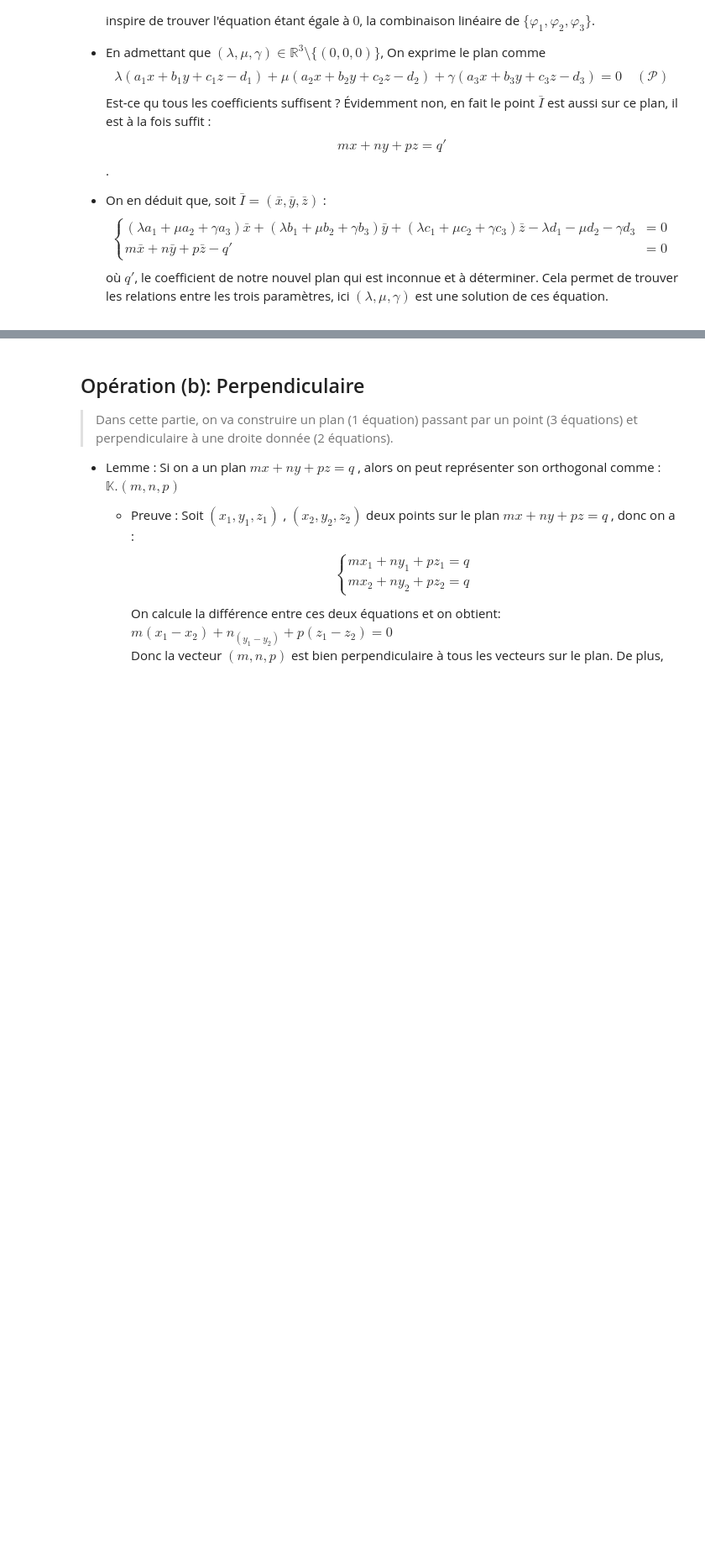
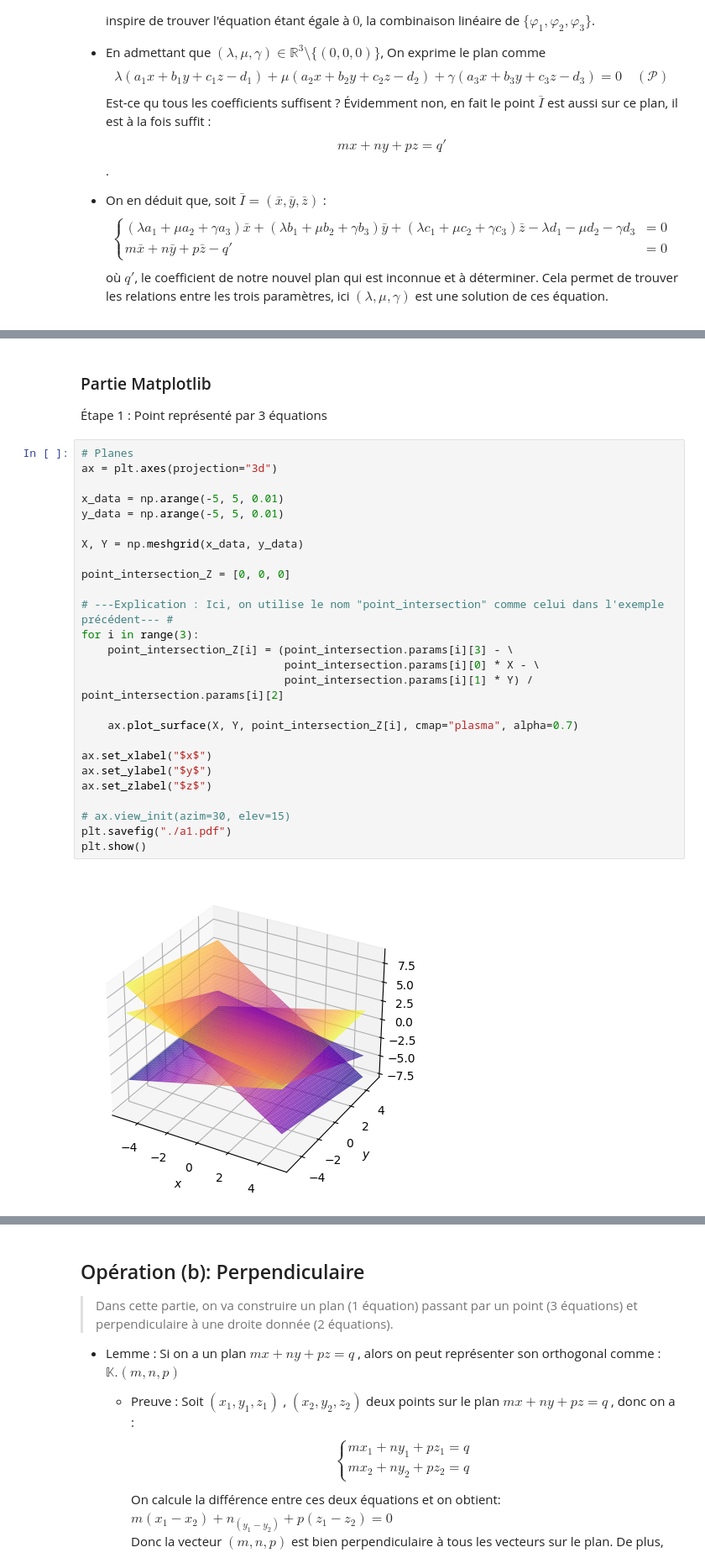
Before and after one commit to Languisher/Projects-2023, a Jupyter notebook: Projet_AL/Projet_Final.ipynb, the cells around one changed output, grey strips where cells are left out. Shown at 84% size. Cells and saved outputs as stored; diff of their text form; blank space fills up the shorter version.

Commit message:
Code plot

```diff
--- a/Projet_AL/Projet_Final.ipynb
+++ b/Projet_AL/Projet_Final.ipynb
@@ -141,0 +146,31 @@ $\displaystyle \left[\begin{matrix}2 & 1 & 3 & - \frac{10}{17}\end{matrix}\right
+# %% [markdown]
+### Partie Matplotlib
+Étape 1 : Point représenté par 3 équations
+# %%
+# Planes
+ax = plt.axes(projection="3d")
+
+x_data = np.arange(-5, 5, 0.01)
+y_data = np.arange(-5, 5, 0.01)
+
+X, Y = np.meshgrid(x_data, y_data)
+
+point_intersection_Z = [0, 0, 0]
+
+# ---Explication : Ici, on utilise le nom "point_intersection" comme celui dans l'exemple précédent--- #
+for i in range(3):
+    point_intersection_Z[i] = (point_intersection.params[i][3] - \
+                               point_intersection.params[i][0] * X - \
+                               point_intersection.params[i][1] * Y) / point_intersection.params[i][2]
+
+    ax.plot_surface(X, Y, point_intersection_Z[i], cmap="plasma", alpha=0.7)
+
+ax.set_xlabel("$x$")
+ax.set_ylabel("$y$")
+ax.set_zlabel("$z$")
+
+# ax.view_init(azim=30, elev=15)
+plt.savefig("./a1.pdf")
+plt.show()
+# %% [output]
+[figure, added]
```
Also changed, not shown: parts of 9 cells of this notebook, 3 other files.
